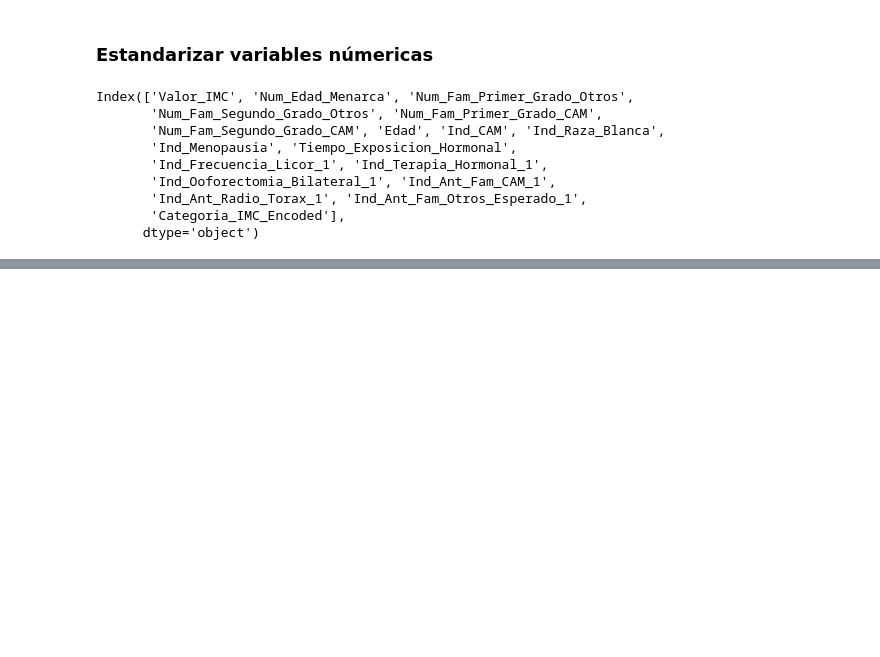
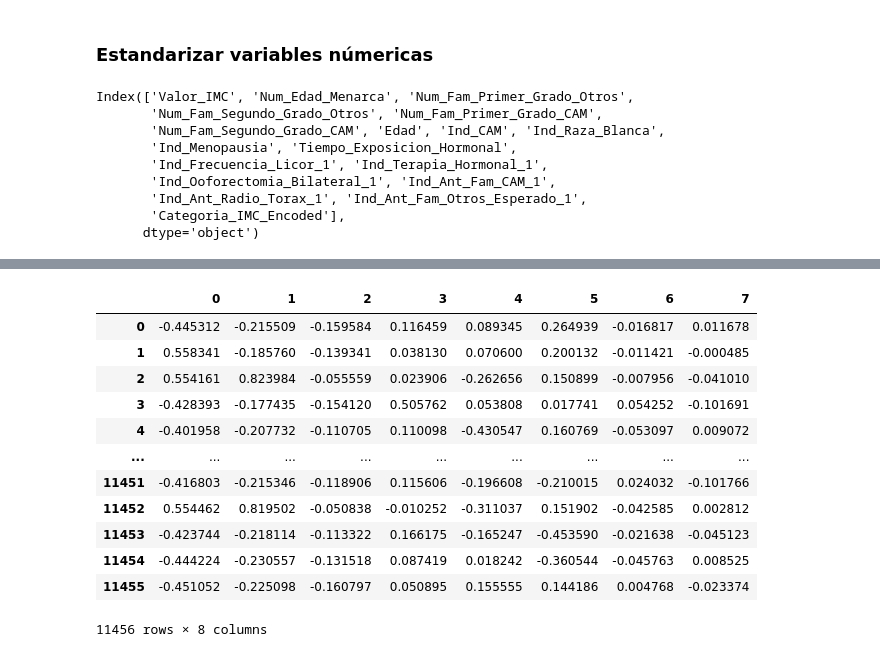
Before and after one commit to jherronr/Modelo_CA_Mama, a Jupyter notebook: Modelo_CA_Mama.ipynb, the cells around one changed output, grey strips where cells are left out. Saved outputs shown, nothing was run; the diff lists cells and outputs as text; code cells hidden in the pictures; blank space fills up the shorter version.

```diff
--- a/Modelo_CA_Mama.ipynb
+++ b/Modelo_CA_Mama.ipynb
@@ -1505,0 +1531,17 @@ from sklearn.metrics import accuracy_score, classification_report
+# %%
+data_X_pca = pd.DataFrame(X_pca)
+data_X_pca
+# %% [output]
+|  | 0 | 1 | 2 | 3 | 4 | 5 | 6 | 7 |
+| 0 | -0.445312 | -0.215509 | -0.159584 | 0.116459 | 0.089345 | 0.264939 | -0.016817 | 0.011678 |
+| 1 | 0.558341 | -0.185760 | -0.139341 | 0.038130 | 0.070600 | 0.200132 | -0.011421 | -0.000485 |
+| 2 | 0.554161 | 0.823984 | -0.055559 | 0.023906 | -0.262656 | 0.150899 | -0.007956 | -0.041010 |
+| 3 | -0.428393 | -0.177435 | -0.154120 | 0.505762 | 0.053808 | 0.017741 | 0.054252 | -0.101691 |
+| 4 | -0.401958 | -0.207732 | -0.110705 | 0.110098 | -0.430547 | 0.160769 | -0.053097 | 0.009072 |
+| ... | ... | ... | ... | ... | ... | ... | ... | ... |
+| 11451 | -0.416803 | -0.215346 | -0.118906 | 0.115606 | -0.196608 | -0.210015 | 0.024032 | -0.101766 |
+| 11452 | 0.554462 | 0.819502 | -0.050838 | -0.010252 | -0.311037 | 0.151902 | -0.042585 | 0.002812 |
+| 11453 | -0.423744 | -0.218114 | -0.113322 | 0.166175 | -0.165247 | -0.453590 | -0.021638 | -0.045123 |
+| 11454 | -0.444224 | -0.230557 | -0.131518 | 0.087419 | 0.018242 | -0.360544 | -0.045763 | 0.008525 |
+| 11455 | -0.451052 | -0.225098 | -0.160797 | 0.050895 | 0.155555 | 0.144186 | 0.004768 | -0.023374 |
+11456 rows × 8 columns
```
Also changed, not shown: parts of 8 cells of this notebook.
